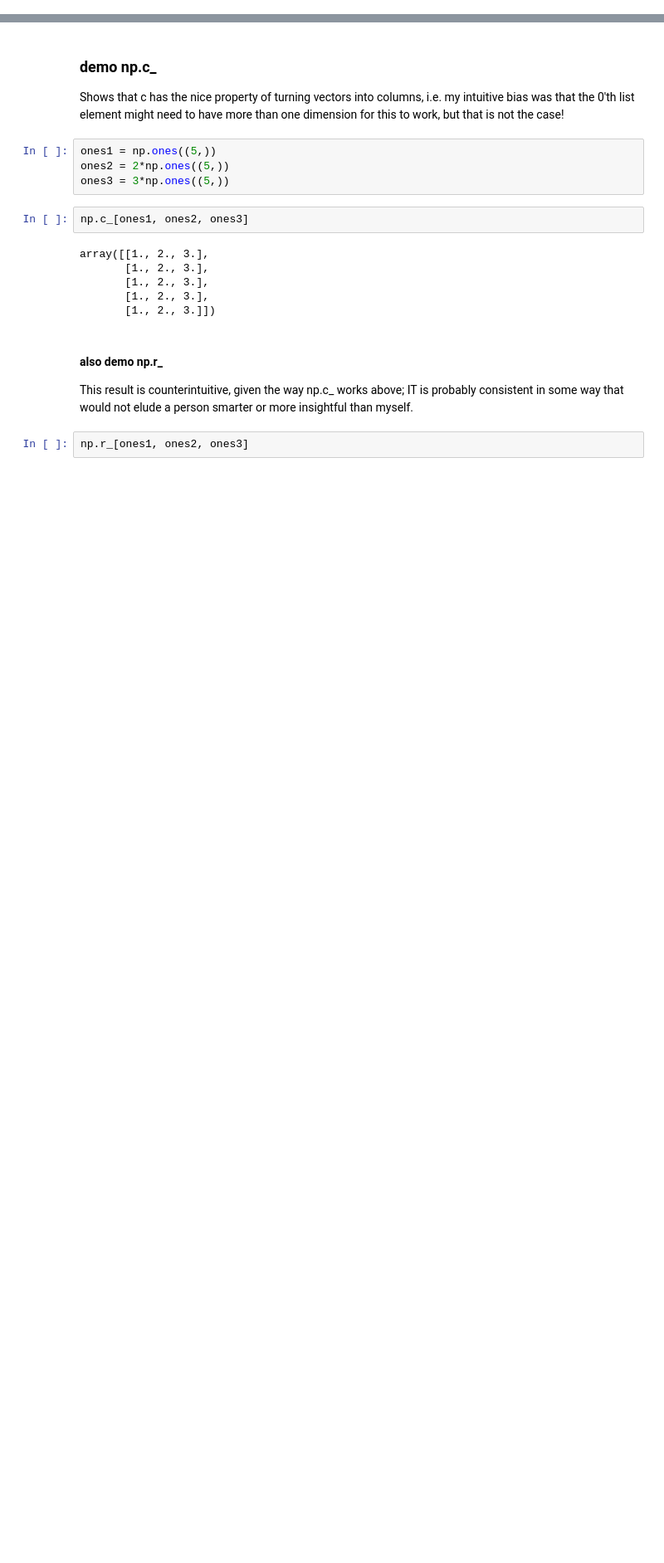
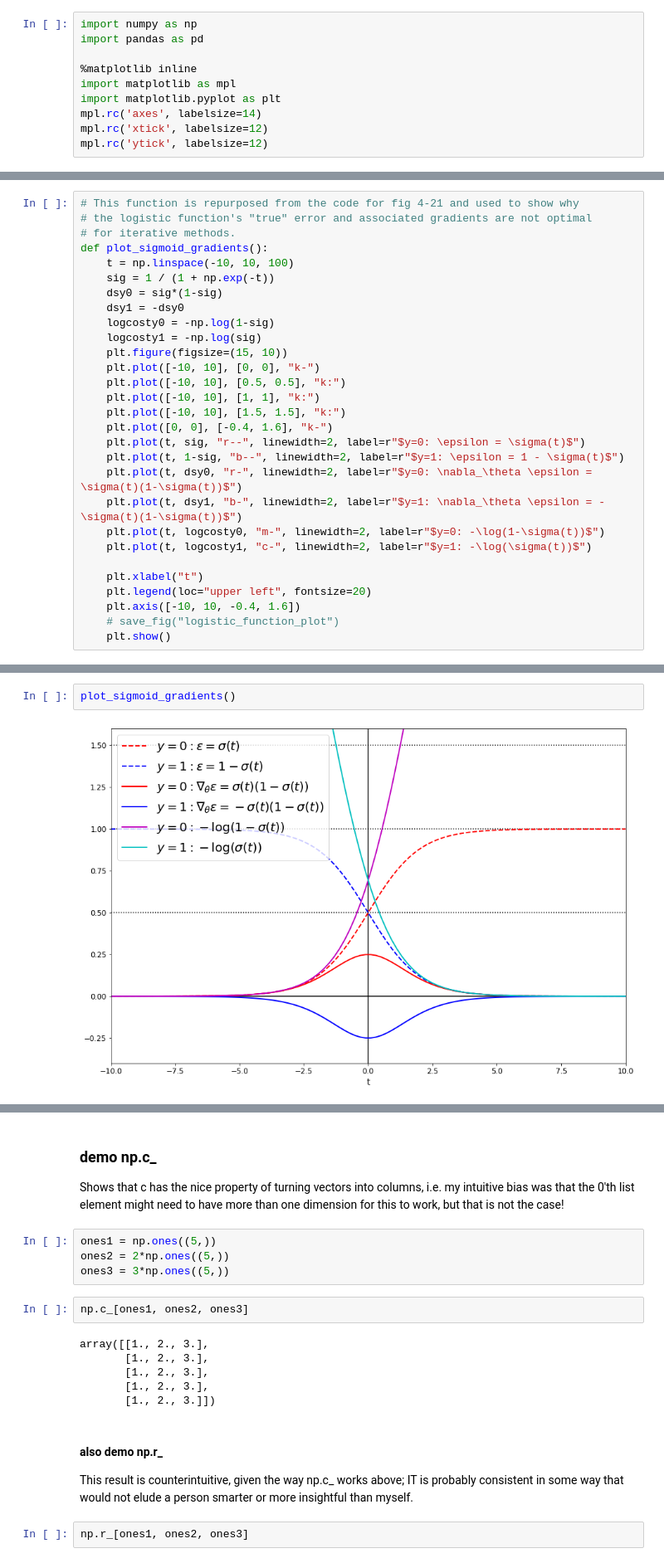
Before and after one commit to BStudent/handson-ml2, a Jupyter notebook: 00_scratch_bstudent.ipynb, the cells around one changed output, grey strips where cells are left out. Shown at 83% size. Cells and saved outputs as stored; diff of their text form; blank space fills up the shorter version.

```diff
--- a/00_scratch_bstudent.ipynb
+++ b/00_scratch_bstudent.ipynb
@@ -28,0 +30,10 @@ import pandas as pd
+# %%
+import numpy as np
+import pandas as pd
+
+%matplotlib inline
+import matplotlib as mpl
+import matplotlib.pyplot as plt
+mpl.rc('axes', labelsize=14)
+mpl.rc('xtick', labelsize=12)
+mpl.rc('ytick', labelsize=12)
@@ -28,0 +42,29 @@ import pandas as pd
+# %%
+# This function is repurposed from the code for fig 4-21 and used to show why
+# the logistic function's "true" error and associated gradients are not optimal
+# for iterative methods.
+def plot_sigmoid_gradients():
+    t = np.linspace(-10, 10, 100)
+    sig = 1 / (1 + np.exp(-t))
+    dsy0 = sig*(1-sig)
+    dsy1 = -dsy0
+    logcosty0 = -np.log(1-sig)
+    logcosty1 = -np.log(sig)
+    plt.figure(figsize=(15, 10))
+    plt.plot([-10, 10], [0, 0], "k-")
+    plt.plot([-10, 10], [0.5, 0.5], "k:")
+    plt.plot([-10, 10], [1, 1], "k:")
+    plt.plot([-10, 10], [1.5, 1.5], "k:")
+    plt.plot([0, 0], [-0.4, 1.6], "k-")
+    plt.plot(t, sig, "r--", linewidth=2, label=r"$y=0: \epsilon = \sigma(t)$")
+    plt.plot(t, 1-sig, "b--", linewidth=2, label=r"$y=1: \epsilon = 1 - \sigma(t)$")
+    plt.plot(t, dsy0, "r-", linewidth=2, label=r"$y=0: \nabla_\theta \epsilon = \sigma(t)(1-\sigma(t))$")
+    plt.plot(t, dsy1, "b-", linewidth=2, label=r"$y=1: \nabla_\theta \epsilon = -\sigma(t)(1-\sigma(t))$")
+    plt.plot(t, logcosty0, "m-", linewidth=2, label=r"$y=0: -\log(1-\sigma(t))$")
+    plt.plot(t, logcosty1, "c-", linewidth=2, label=r"$y=1: -\log(\sigma(t))$")
+
+    plt.xlabel("t")
+    plt.legend(loc="upper left", fontsize=20)
+    plt.axis([-10, 10, -0.4, 1.6])
+    # save_fig("logistic_function_plot")
+    plt.show()
@@ -28,0 +157,4 @@ import pandas as pd
+# %%
+plot_sigmoid_gradients()
+# %% [output]
+[figure, added]
```
Also changed, not shown: parts of 11 cells of this notebook, 1 other file.
